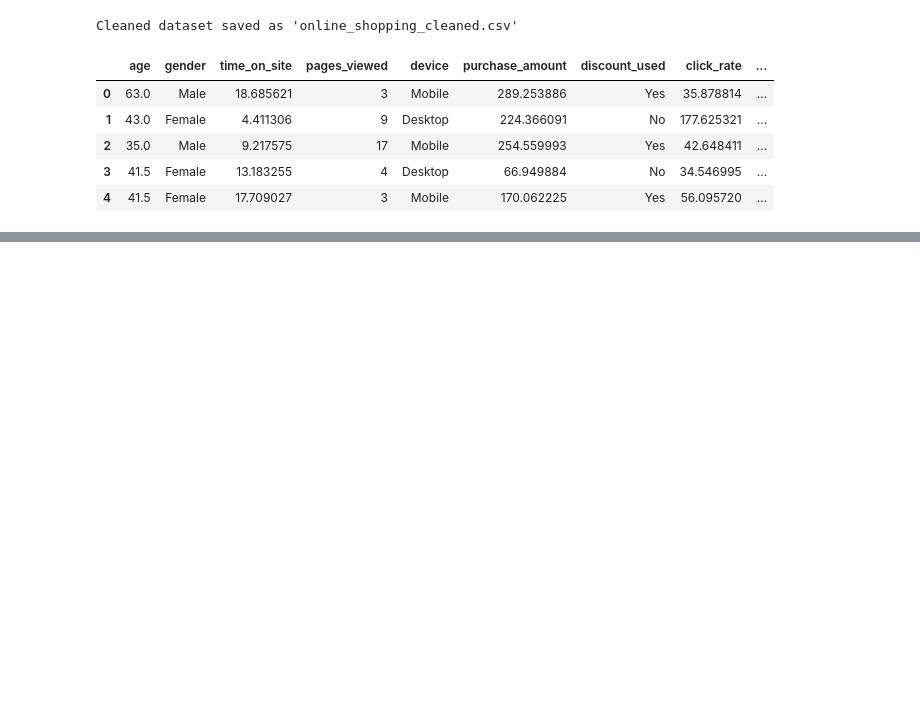
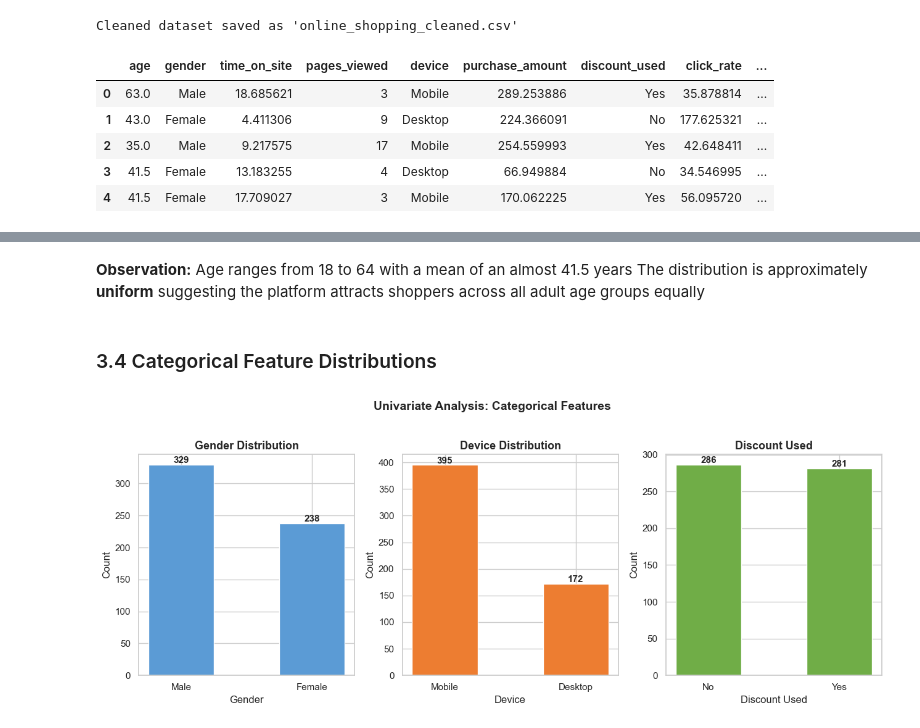
Before and after one commit to janajawabreh267/Data_Science_Project, a Jupyter notebook: notebooks/analysis.ipynb, the cells around one changed output, grey strips where cells are left out. Cells and saved outputs as stored; diff of their text form; code cells hidden in the pictures; blank space fills up the shorter version.

Commit message:
univariate analysis

```diff
--- a/notebooks/analysis.ipynb
+++ b/notebooks/analysis.ipynb
@@ -246,0 +297,22 @@ Cleaned dataset saved as 'online_shopping_cleaned.csv'
+# %% [markdown]
+**Observation:** Age ranges from 18 to 64 with a mean of an almost 41.5 years The distribution is approximately **uniform** suggesting the platform attracts shoppers across all adult age groups equally
+# %% [markdown]
+### 3.4 Categorical Feature Distributions
+# %%
+fig, axes = plt.subplots(1, 3, figsize=(13, 5))
+for ax, (col, title, color) in zip(axes, [
+    ('gender', 'Gender Distribution', '#5b9bd5'),
+    ('device', 'Device Distribution', '#ed7d31'),
+    ('discount_used', 'Discount Used', '#70ad47'),
+]):
+    counts = df_clean[col].value_counts()
+    bars = ax.bar(counts.index, counts.values, color=color, edgecolor='white', width=0.5)
+    ax.set_title(title, fontsize=13, fontweight='bold')
+    ax.set_xlabel(col.replace('_',' ').title()); ax.set_ylabel('Count')
+    for bar in bars:
+        ax.text(bar.get_x()+bar.get_width()/2, bar.get_height()+3, str(int(bar.get_height())), ha='center', fontsize=11, fontweight='bold')
+plt.suptitle('Univariate Analysis: Categorical Features', fontsize=14, fontweight='bold', y=1.02)
+plt.tight_layout()
+plt.show()
+# %% [output]
+[figure, added]
```
Also changed, not shown: parts of 17 cells of this notebook.
